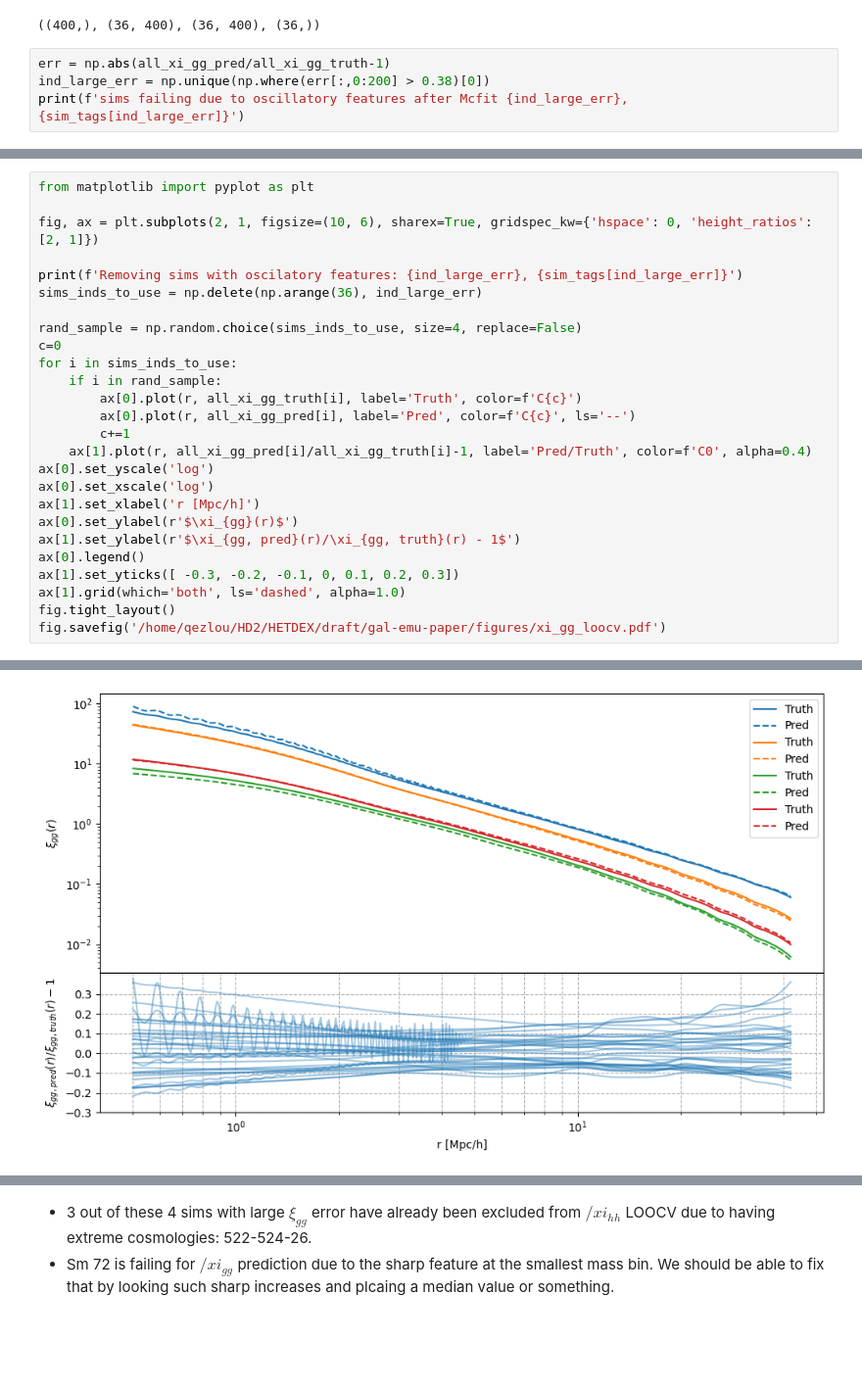
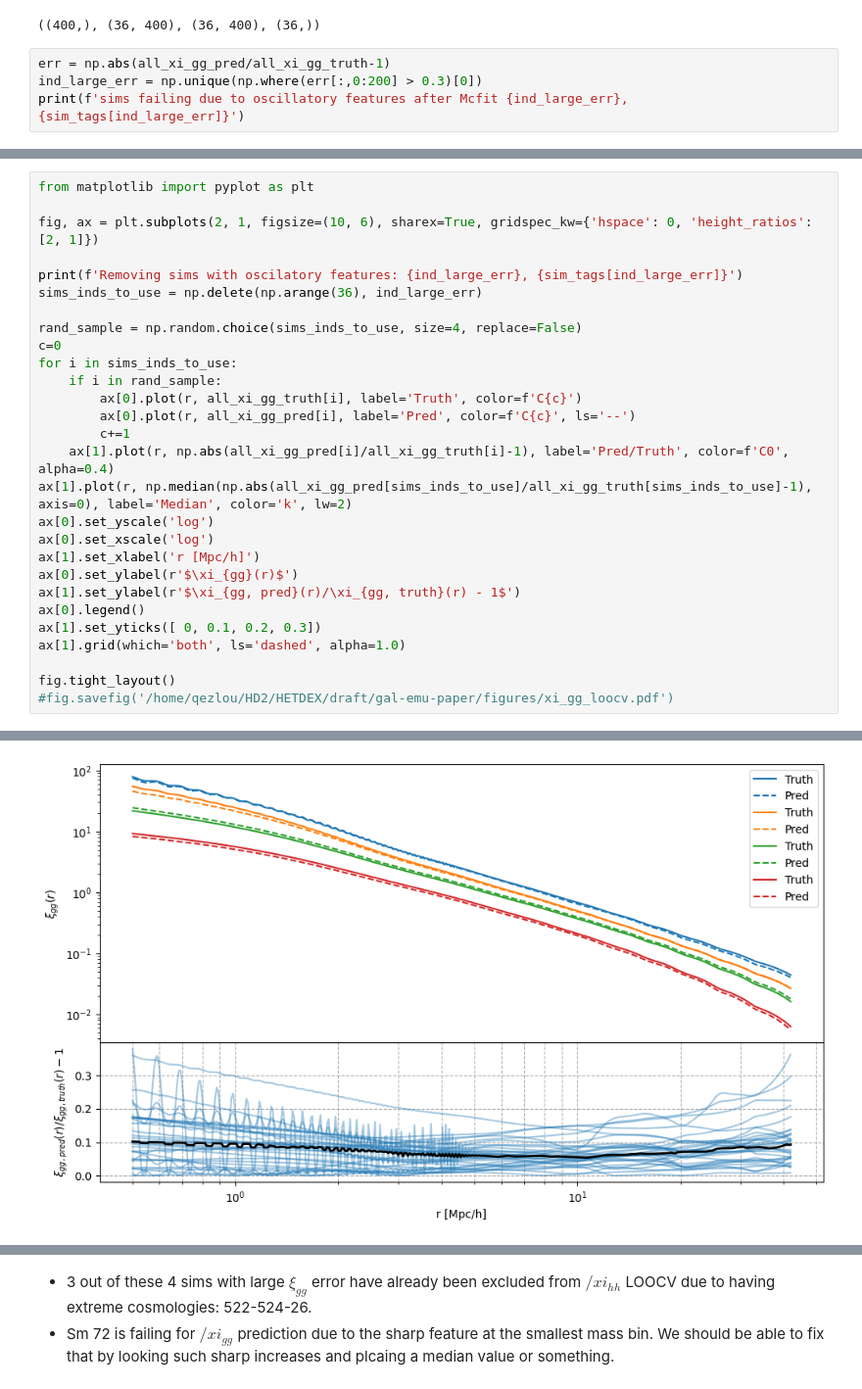
Before and after one commit to qezlou/Goku_ELG, a Jupyter notebook: emu/notebooks/xi_gg/for_paper_pca_w.ipynb, the cells around one changed output, grey strips where cells are left out. Shown at 98% size. Drawn from its saved outputs; the diff is of its cells as text; blank space fills up the shorter version.

```diff
--- a/emu/notebooks/xi_gg/for_paper_pca_w.ipynb
+++ b/emu/notebooks/xi_gg/for_paper_pca_w.ipynb
@@ -384,6 +384,6 @@ r.shape, all_xi_gg_truth.shape, all_xi_gg_pred.shape, sim_tags.shape
 ((400,), (36, 400), (36, 400), (36,))
 # %%
 err = np.abs(all_xi_gg_pred/all_xi_gg_truth-1)
-ind_large_err = np.unique(np.where(err[:,0:200] > 0.38)[0])
+ind_large_err = np.unique(np.where(err[:,0:200] > 0.3)[0])
 print(f'sims failing due to oscillatory features after Mcfit {ind_large_err}, {sim_tags[ind_large_err]}')
 # %% [output]
@@ -393,34 +395,36 @@ sims failing due to oscillatory features after Mcfit [ 2 18 20], ['compressed_10
 # %%
 from matplotlib import pyplot as plt
 
 fig, ax = plt.subplots(2, 1, figsize=(10, 6), sharex=True, gridspec_kw={'hspace': 0, 'height_ratios': [2, 1]})
 
 print(f'Removing sims with oscilatory features: {ind_large_err}, {sim_tags[ind_large_err]}')
 sims_inds_to_use = np.delete(np.arange(36), ind_large_err)
 
 rand_sample = np.random.choice(sims_inds_to_use, size=4, replace=False)
 c=0
 for i in sims_inds_to_use:
     if i in rand_sample:
         ax[0].plot(r, all_xi_gg_truth[i], label='Truth', color=f'C{c}')
         ax[0].plot(r, all_xi_gg_pred[i], label='Pred', color=f'C{c}', ls='--')
         c+=1
-    ax[1].plot(r, all_xi_gg_pred[i]/all_xi_gg_truth[i]-1, label='Pred/Truth', color=f'C0', alpha=0.4)
+    ax[1].plot(r, np.abs(all_xi_gg_pred[i]/all_xi_gg_truth[i]-1), label='Pred/Truth', color=f'C0', alpha=0.4)
+ax[1].plot(r, np.median(np.abs(all_xi_gg_pred[sims_inds_to_use]/all_xi_gg_truth[sims_inds_to_use]-1), axis=0), label='Median', color='k', lw=2)
 ax[0].set_yscale('log')
 ax[0].set_xscale('log')
 ax[1].set_xlabel('r [Mpc/h]')
 ax[0].set_ylabel(r'$\xi_{gg}(r)$')
 ax[1].set_ylabel(r'$\xi_{gg, pred}(r)/\xi_{gg, truth}(r) - 1$')
 ax[0].legend()
-ax[1].set_yticks([ -0.3, -0.2, -0.1, 0, 0.1, 0.2, 0.3])
+ax[1].set_yticks([ 0, 0.1, 0.2, 0.3])
 ax[1].grid(which='both', ls='dashed', alpha=1.0)
+
 fig.tight_layout()
-fig.savefig('/home/qezlou/HD2/HETDEX/draft/gal-emu-paper/figures/xi_gg_loocv.pdf')
+#fig.savefig('/home/qezlou/HD2/HETDEX/draft/gal-emu-paper/figures/xi_gg_loocv.pdf')
 # %% [output]
 Removing sims with oscilatory features: [ 2 18 20], ['compressed_10p_Box1000_Part3000_0026'
  'compressed_10p_Box1000_Part3000_0522'
  'compressed_10p_Box1000_Part3000_0524']
-[figure, old version]
+[figure, new version]
 # %%
 from matplotlib import pyplot as plt
 import numpy as np
```
Also changed, not shown: parts of 2 cells of this notebook, 2 other files.
